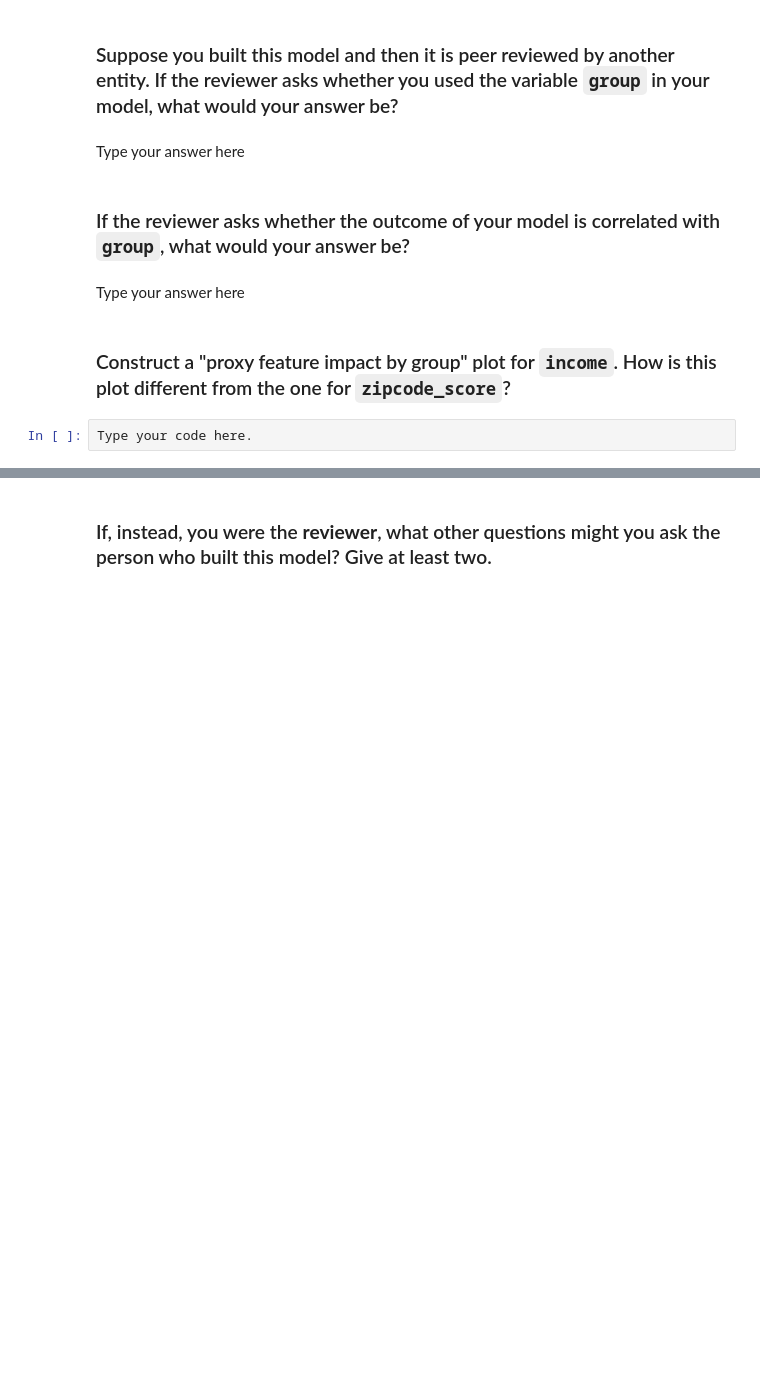
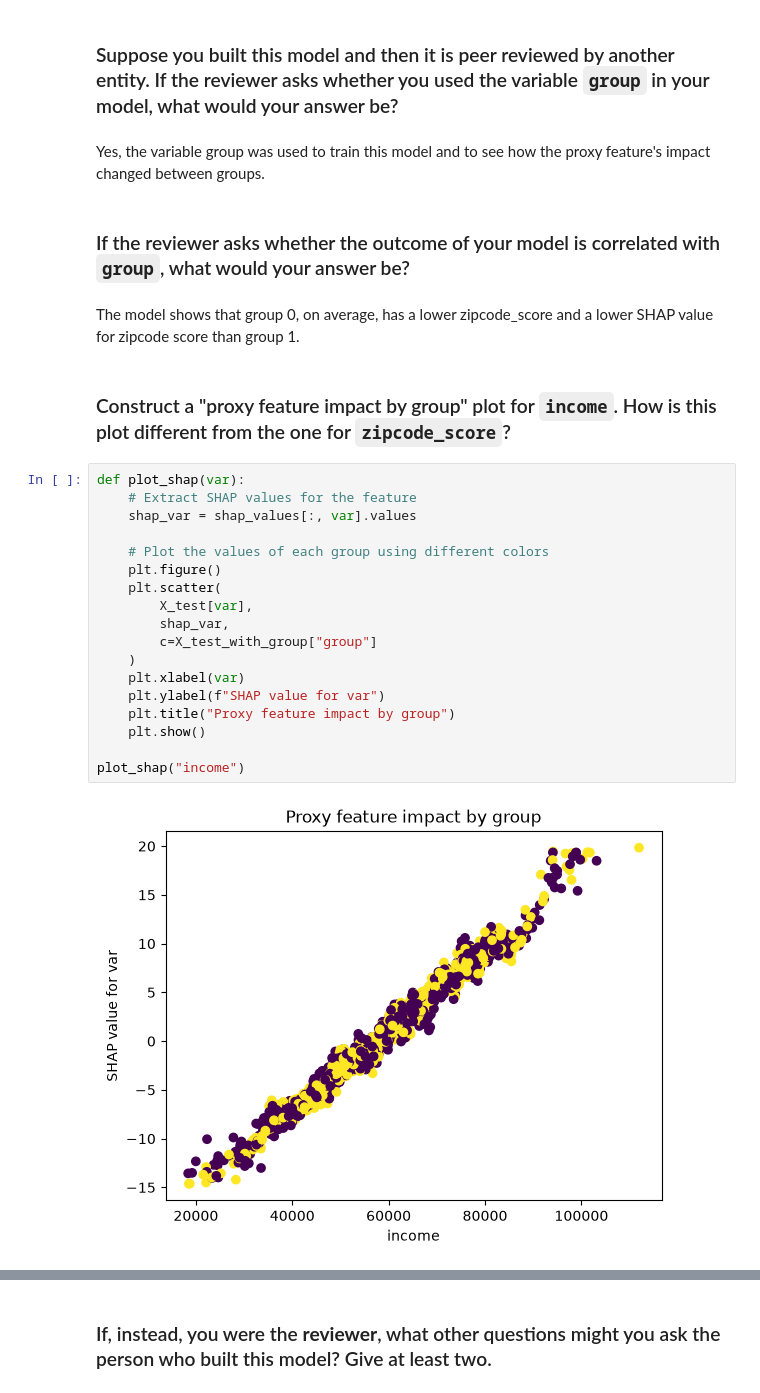
Before and after one commit to TV325/code_3000, a Jupyter notebook: mod04_bias.ipynb, the cells around one changed output, grey strips where cells are left out. Cells and saved outputs as stored; diff of their text form; blank space fills up the shorter version.

Commit message:
added answers for HW4

```diff
--- a/mod04_bias.ipynb
+++ b/mod04_bias.ipynb
@@ -84,13 +95,31 @@ Type your answer here
 # %% [markdown]
 ### Suppose you built this model and then it is peer reviewed by another entity. If the reviewer asks whether you used the variable `group` in your model, what would your answer be?
 # %% [markdown]
-Type your answer here
+Yes, the variable group was used to train this model and to see how the proxy feature's impact changed between groups.
 # %% [markdown]
 ### If the reviewer asks whether the outcome of your model is correlated with `group`, what would your answer be?
 # %% [markdown]
-Type your answer here
+The model shows that group 0, on average, has a lower zipcode_score and a lower SHAP value for zipcode score than group 1.
 # %% [markdown]
 ### Construct a "proxy feature impact by group" plot for `income`. How is this plot different from the one for `zipcode_score`?
 # %%
-Type your code here.
+def plot_shap(var):
+    # Extract SHAP values for the feature
+    shap_var = shap_values[:, var].values
+
+    # Plot the values of each group using different colors
+    plt.figure()
+    plt.scatter(
+        X_test[var],
+        shap_var,
+        c=X_test_with_group["group"]
+    )
+    plt.xlabel(var)
+    plt.ylabel(f"SHAP value for var")
+    plt.title("Proxy feature impact by group")
+    plt.show()
+
+plot_shap("income")
+# %% [output]
+[figure, added]
 # %% [markdown]
```
Also changed, not shown: parts of 9 cells of this notebook, 1 other file.
